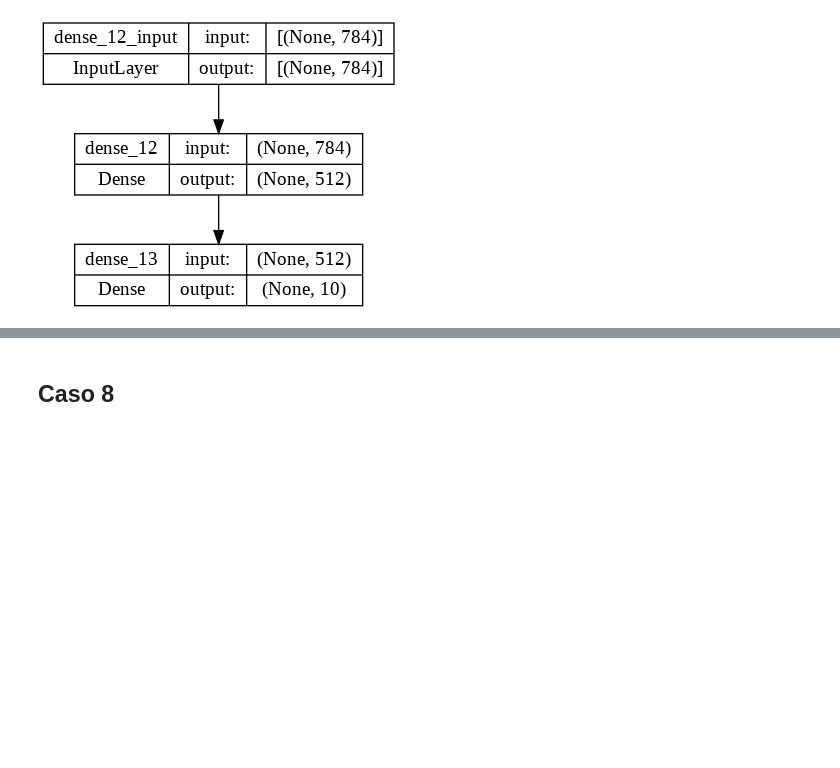
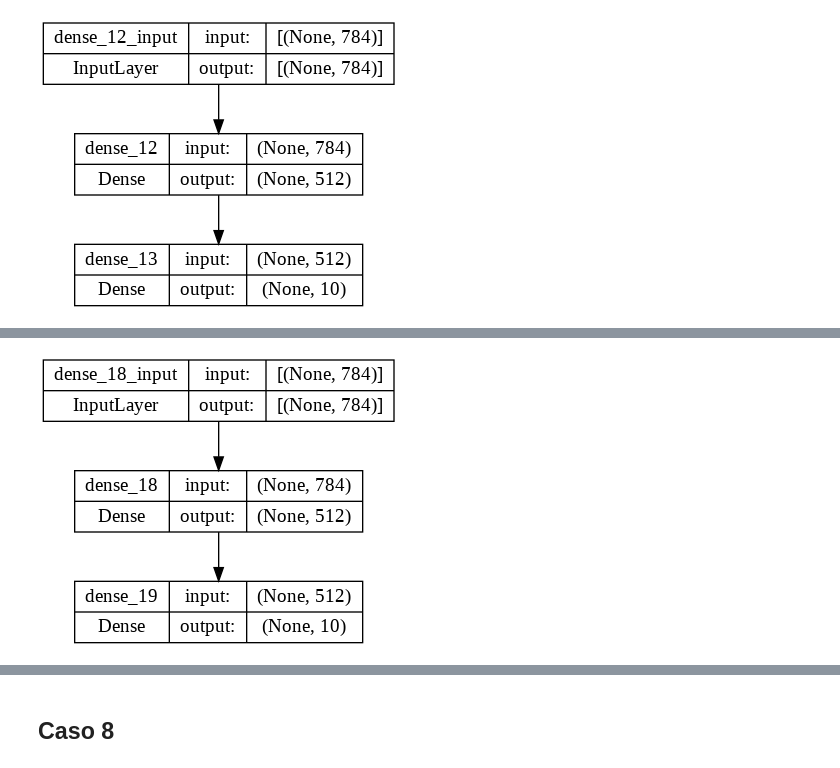
Before and after one commit to Yedramartinolmos/P1AA, a Jupyter notebook: AA_PRACTICA1_GRUPO_7.ipynb, the cells around one changed output, grey strips where cells are left out. Drawn from its saved outputs; the diff is of its cells as text; code cells hidden in the pictures; blank space fills up the shorter version.

```diff
--- a/AA_PRACTICA1_GRUPO_7.ipynb
+++ b/AA_PRACTICA1_GRUPO_7.ipynb
@@ -560,0 +666,4 @@ print('test_acc:', test_acc)
+# %%
+keras.utils.plot_model(network72, "my_first_model.png", show_shapes=True)
+# %% [output]
+[figure, added]
```
Also changed, not shown: parts of 31 cells of this notebook.
